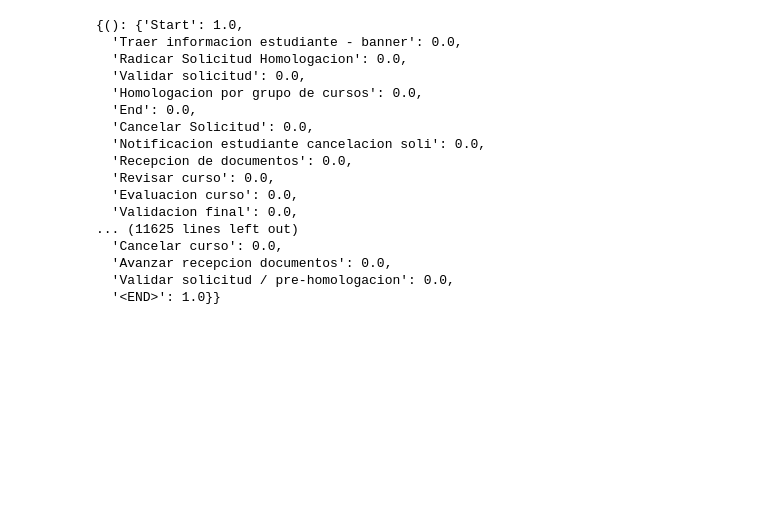
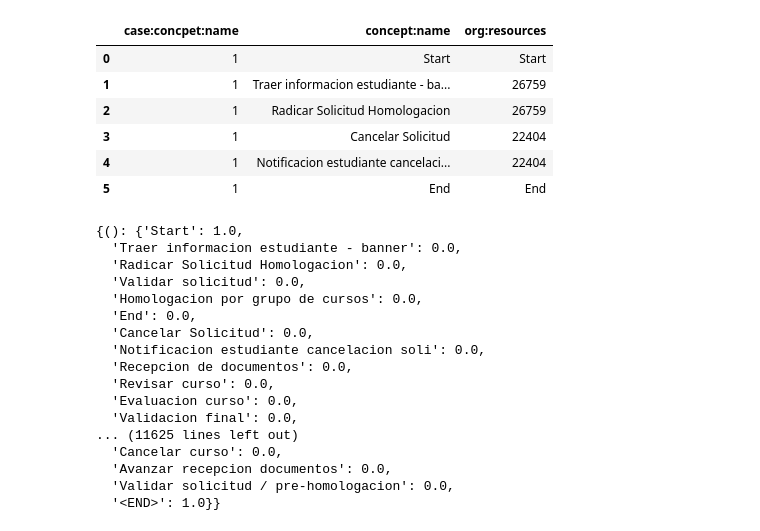
Before and after one commit to franvinci/ProbabilityBasedEventLogGenerator, a Jupyter notebook: EventLogGenerator.ipynb, the cells around one changed output. Cells and saved outputs as stored; diff of their text form; code cells hidden in the pictures; blank space fills up the shorter version.

```diff
--- a/EventLogGenerator.ipynb
+++ b/EventLogGenerator.ipynb
@@ -29,3 +41,15 @@ print(simulated_traces[5])
+# %%
+# show a trace
+
+simulated_traces[simulated_traces['case:concpet:name']=='1']
+# %% [output]
+|  | case:concpet:name | concept:name | org:resources |
+| 0 | 1 | Start | Start |
+| 1 | 1 | Traer informacion estudiante - ba... | 26759 |
+| 2 | 1 | Radicar Solicitud Homologacion | 26759 |
+| 3 | 1 | Cancelar Solicitud | 22404 |
+| 4 | 1 | Notificacion estudiante cancelaci... | 22404 |
+| 5 | 1 | End | End |
 # %%
 # print conditional probabilities given prefixes
 
```
Also changed, not shown: parts of 5 cells of this notebook, 4 other files.
